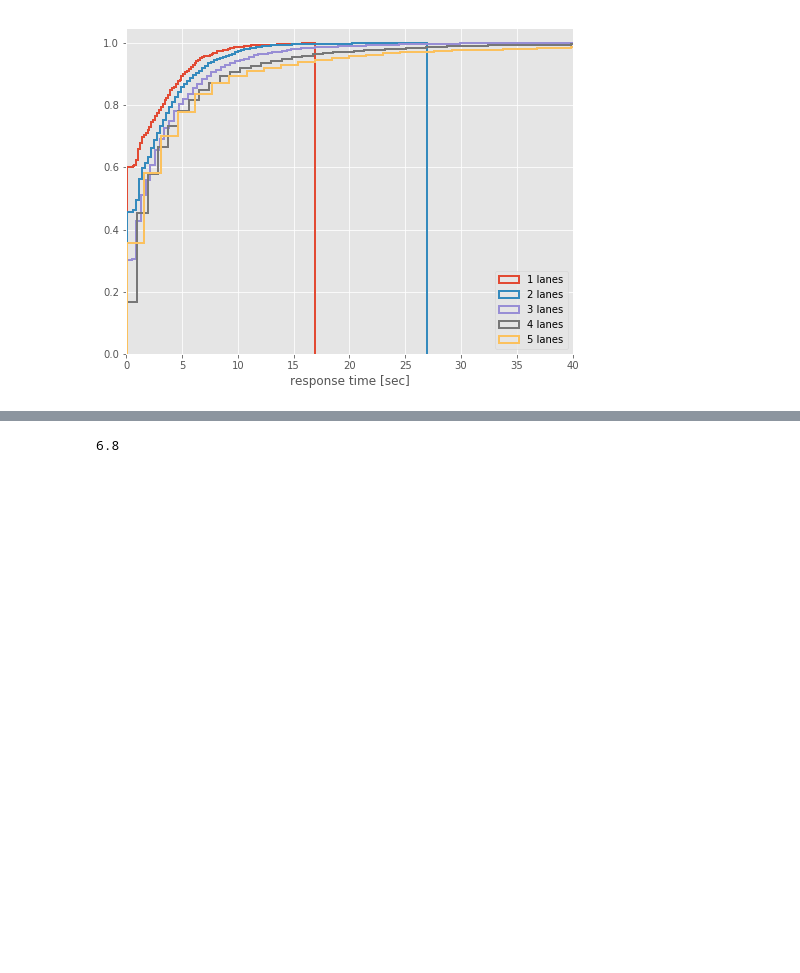
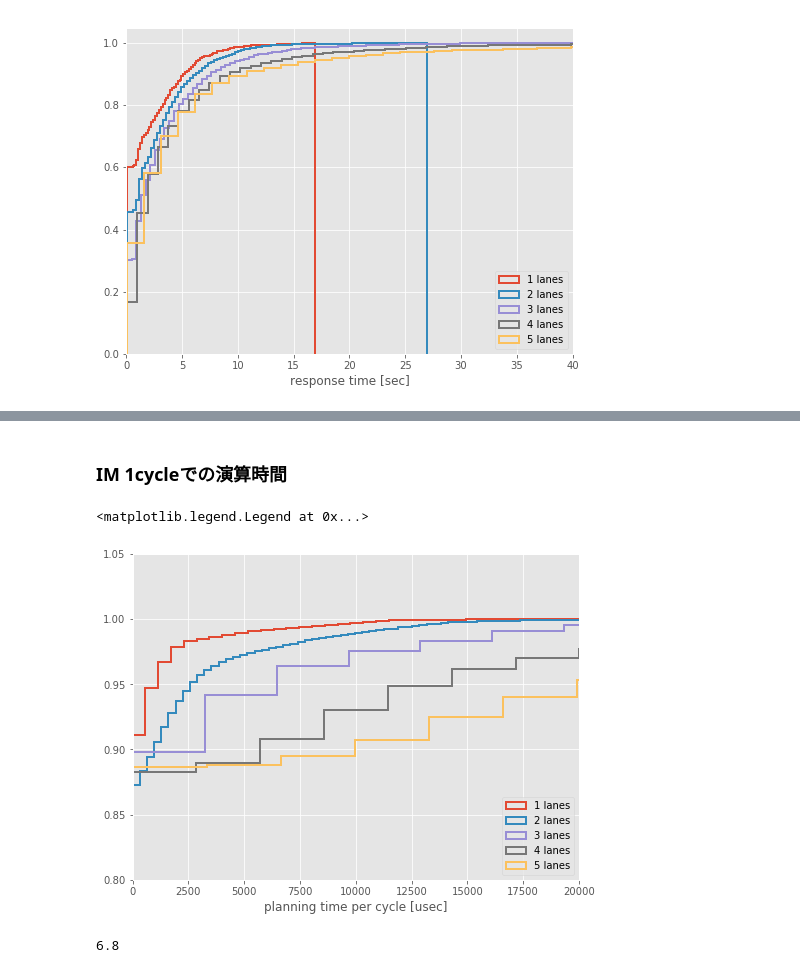
Before and after one commit to koh1/aim4-root, a Jupyter notebook: analysis/processing_time_analysis.ipynb, the cells around one changed output, grey strips where cells are left out. Cells and saved outputs as stored; diff of their text form; code cells hidden in the pictures; blank space fills up the shorter version.

Commit message:
Changes to be committed: 	modified:   analysis/processing_time_analysis.ipynb 	modified:   src/main/java/aim4/im/v2i/V2IManager.java

```diff
--- a/analysis/processing_time_analysis.ipynb
+++ b/analysis/processing_time_analysis.ipynb
@@ -98,27 +98,29 @@ def load_sim_result(file_name):
                 result_list[devid]["removed_time_s"] = float(line[7].strip())
                 result_list[devid]["travel_time_s"] = float(line[9].strip())
             #array_t.append([float(line[0].strip()), int(line[1].strip()), float(line[3].strip())])
+        elif line[6].strip() == "V2I_MSG_PROCESSED_PER_STEP":
+            plan_per_cycle.append(float(line[7].strip()))
         else:
             pass
-        #elif line[6].strip() == "V2I_MSG_PROCESSED_PER_STEP,":
+
     #df_r = pd.DataFrame(array_r, columns=["time", "vid", "conflicts", "unacceptables"])
     #df_t = pd.DataFrame(array_t, columns=["time", "vid", "duration"])
     for k,v in result_list.items():
         nv = v
         nv["devid"] = k
         result.append(nv)
-    return pd.DataFrame(result)
+    return pd.DataFrame(result), pd.Series(plan_per_cycle)
     #return (df_r, df_t)
 # %%
-lane1 = load_sim_result("/Users/koh1/dev/aim4-root/logs/mylog_v1000_1l_201802190035.log")
+lane1, ppc1 = load_sim_result("/Users/koh1/dev/aim4-root/logs/mylog_v1000_1l_201802190035.log")
 df1 = lane1.dropna(axis=0, how='any')
-lane2 = load_sim_result("/Users/koh1/dev/aim4-root/logs/mylog_v1000_2l_201802190035.log")
+lane2, ppc2 = load_sim_result("/Users/koh1/dev/aim4-root/logs/mylog_v1000_2l_201802190035.log")
 df2 = lane2.dropna(axis=0, how='any')
-lane3 = load_sim_result("/Users/koh1/dev/aim4-root/logs/mylog_v1000_3l_201802190035.log")
+lane3, ppc3 = load_sim_result("/Users/koh1/dev/aim4-root/logs/mylog_v1000_3l_201802190035.log")
 df3 = lane3.dropna(axis=0, how='any')
-lane4 = load_sim_result("/Users/koh1/dev/aim4-root/logs/mylog_v1000_4l_201802190035.log")
+lane4, ppc4 = load_sim_result("/Users/koh1/dev/aim4-root/logs/mylog_v1000_4l_201802190035.log")
 df4 = lane4.dropna(axis=0, how='any')
-lane5 = load_sim_result("/Users/koh1/dev/aim4-root/logs/mylog_v1000_5l_201802190035.log")
+lane5, ppc5 = load_sim_result("/Users/koh1/dev/aim4-root/logs/mylog_v1000_5l_201802190035.log")
 df5 = lane5.dropna(axis=0, how='any')
 # %%
 plt.figure(figsize=(8,6))
@@ -177,3 +167,19 @@ df5.describe()
+# %% [markdown]
+### IM 1cycleでの演算時間
+# %%
+plt.figure(figsize=(8,6))
+plt.hist(ppc1, bins=100, histtype='step', cumulative=True, normed=True, alpha=1, fill=False, label="1 lanes", linewidth=2)
+plt.hist(ppc2, bins=100, histtype='step', cumulative=True, normed=True, alpha=1, fill=False, label="2 lanes", linewidth=2)
+plt.hist(ppc3, bins=100, histtype='step', cumulative=True, normed=True, alpha=1, fill=False, label="3 lanes", linewidth=2)
+plt.hist(ppc4, bins=100, histtype='step', cumulative=True, normed=True, alpha=1, fill=False, label="4 lanes", linewidth=2)
+plt.hist(ppc5, bins=100, histtype='step', cumulative=True, normed=True, alpha=1, fill=False, label="5 lanes", linewidth=2)
+plt.xlim(0,20000)
+plt.ylim(0.8, 1.05)
+plt.xlabel("planning time per cycle [usec]")
+plt.legend(loc='lower right')
+# %% [output]
+<matplotlib.legend.Legend at 0x...>
+[figure, added]
 # %%
 0.04 * 170
 # %% [output]
```
Also changed, not shown: parts of 1 cell of this notebook, 1 other file.
